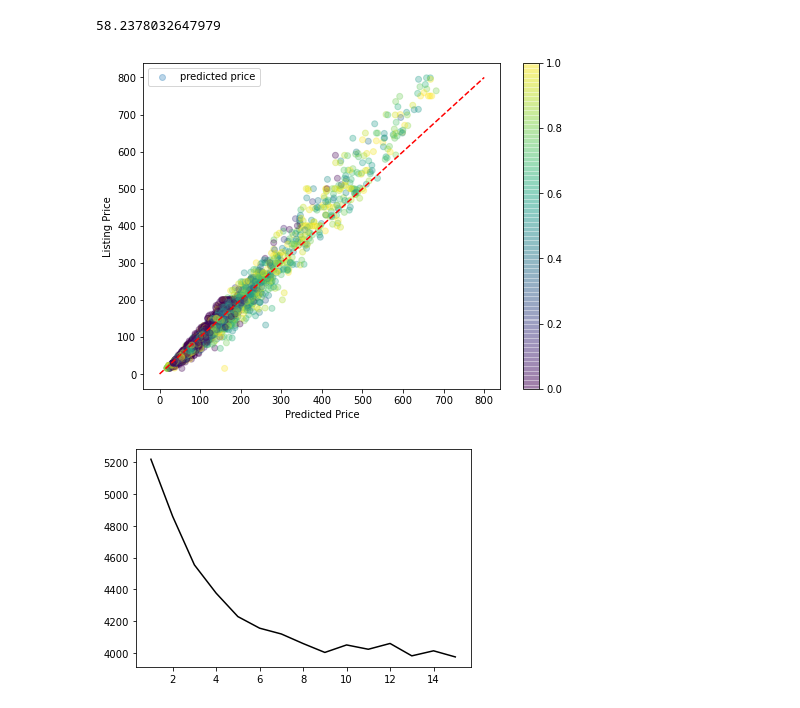
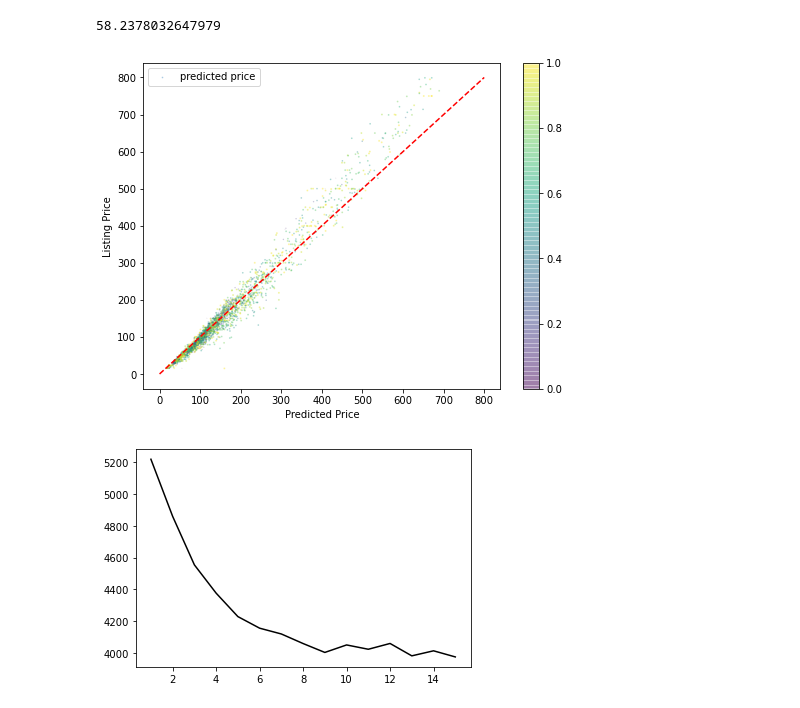
Before and after one commit to aabouie/Capstone_2, a Jupyter notebook: EDA_ML.ipynb, the cells around one changed output. Saved outputs shown, nothing was run; the diff lists cells and outputs as text; code cells hidden in the pictures.

```diff
--- a/EDA_ML.ipynb
+++ b/EDA_ML.ipynb
@@ -644,15 +644,15 @@ np.sqrt(mean_squared_error(y_test,rf.predict(X_test)))
 # %%
 rf.fit(X_train,y_train)
 fig,ax = plt.subplots(figsize=(8,6));
 normalized_availability = X_train.availability_90/90;
-im = ax.scatter(rf.predict(X_train),y_train,c=normalized_availability,alpha=0.3,label='predicted price');
+im = ax.scatter(rf.predict(X_train),y_train,c=normalized_availability,s=normalized_availability,alpha=0.3,label='predicted price');
 ax.plot([0,800],[0,800],color='r',ls='--');
 ax.set_xlabel('Predicted Price');
 ax.set_ylabel('Listing Price');
 ax.legend();
 fig.colorbar(im, ax=ax);
 # %% [output]
-[figure, old version]
+[figure, new version]
 # %%
 # Changing the number of features
 feature_range = list(range(1,16))
```
Also changed, not shown: parts of 4 cells of this notebook.
